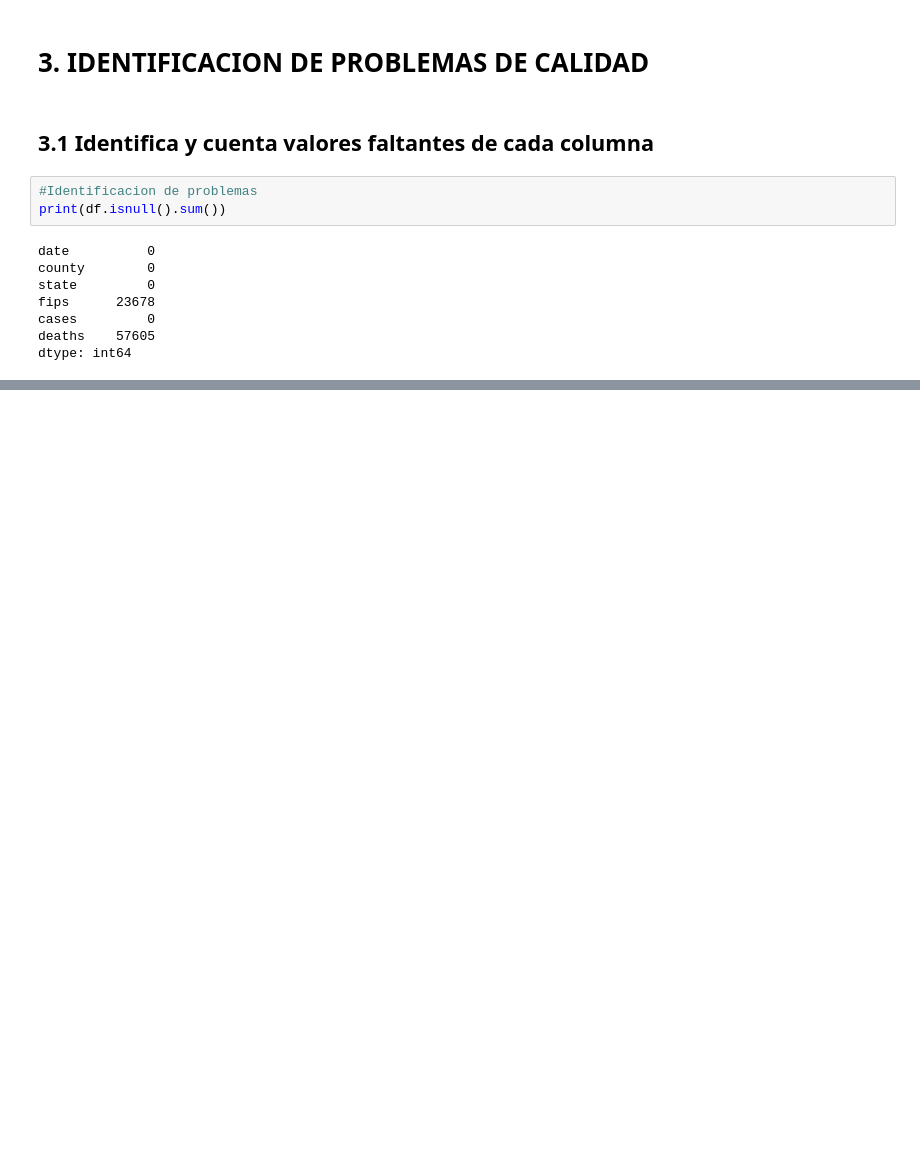
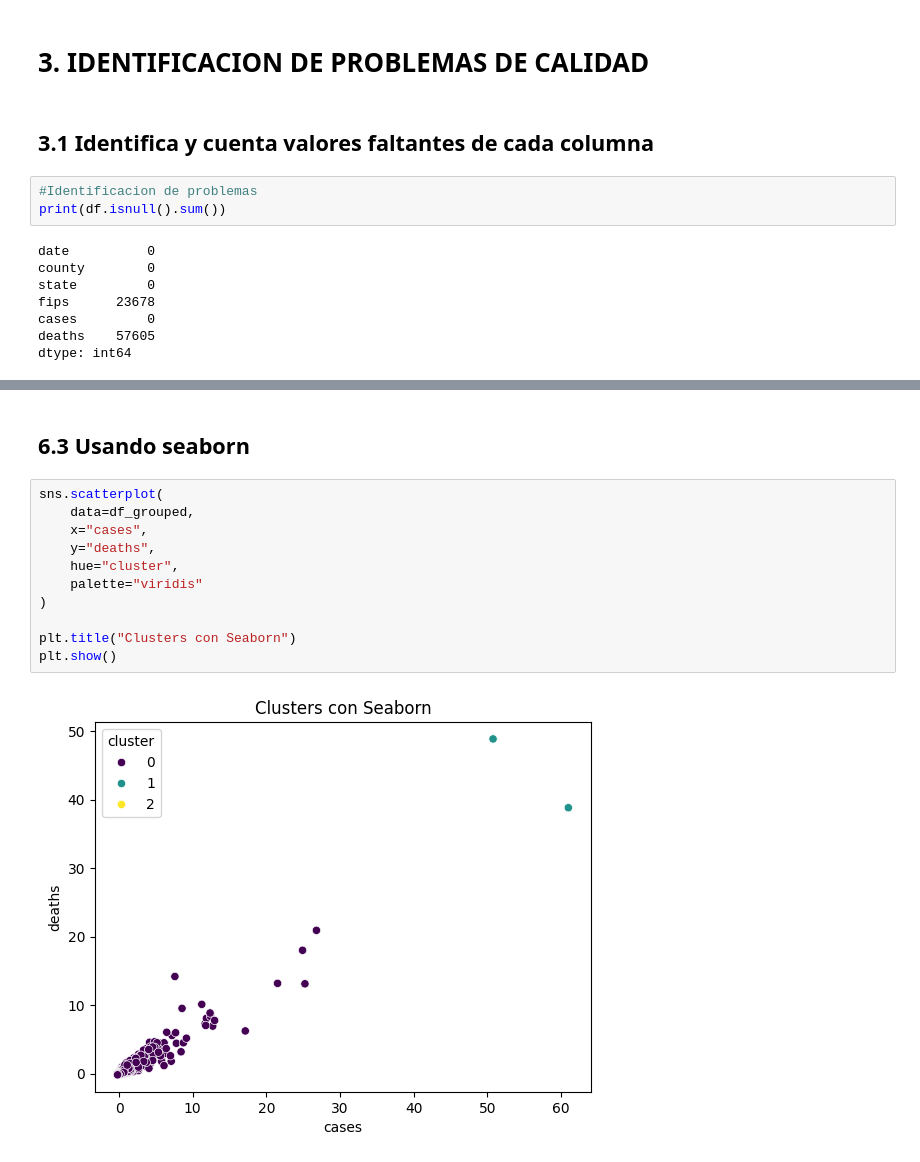
Before and after one commit to SkyDavid02/Act11-Cl-ster, a Jupyter notebook: App.ipynb, the cells around one changed output, grey strips where cells are left out. Cells and saved outputs as stored; diff of their text form; blank space fills up the shorter version.

```diff
--- a/App.ipynb
+++ b/App.ipynb
@@ -65,0 +213,15 @@ dtype: int64
+# %% [markdown]
+## **6.3 Usando seaborn**
+# %%
+sns.scatterplot(
+    data=df_grouped,
+    x="cases",
+    y="deaths",
+    hue="cluster",
+    palette="viridis"
+)
+
+plt.title("Clusters con Seaborn")
+plt.show()
+# %% [output]
+[figure, added]
```
Also changed, not shown: parts of 27 cells of this notebook.
